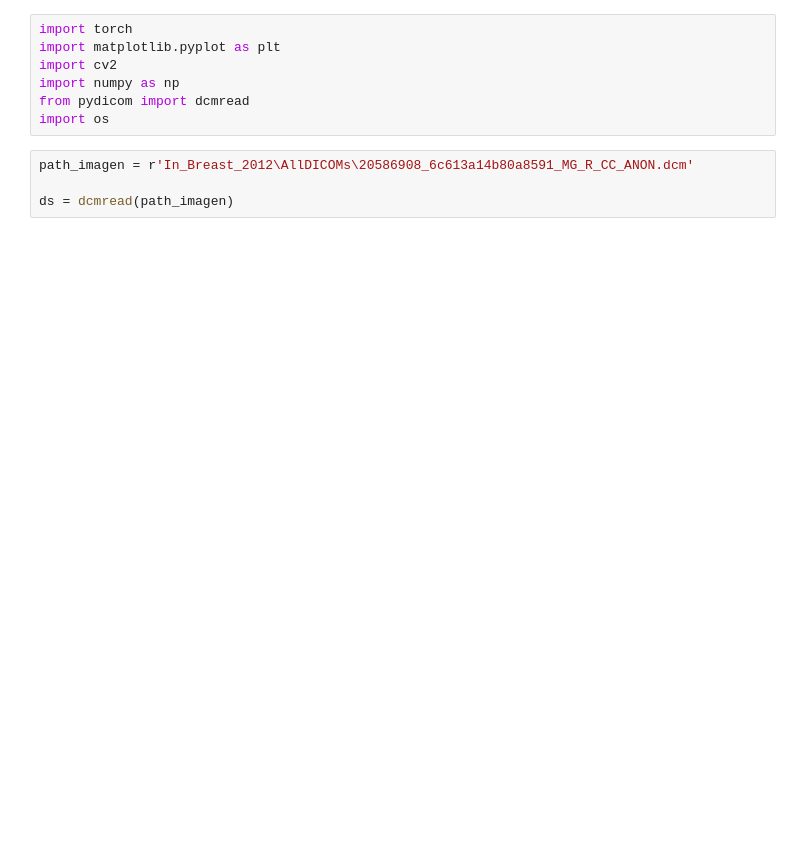
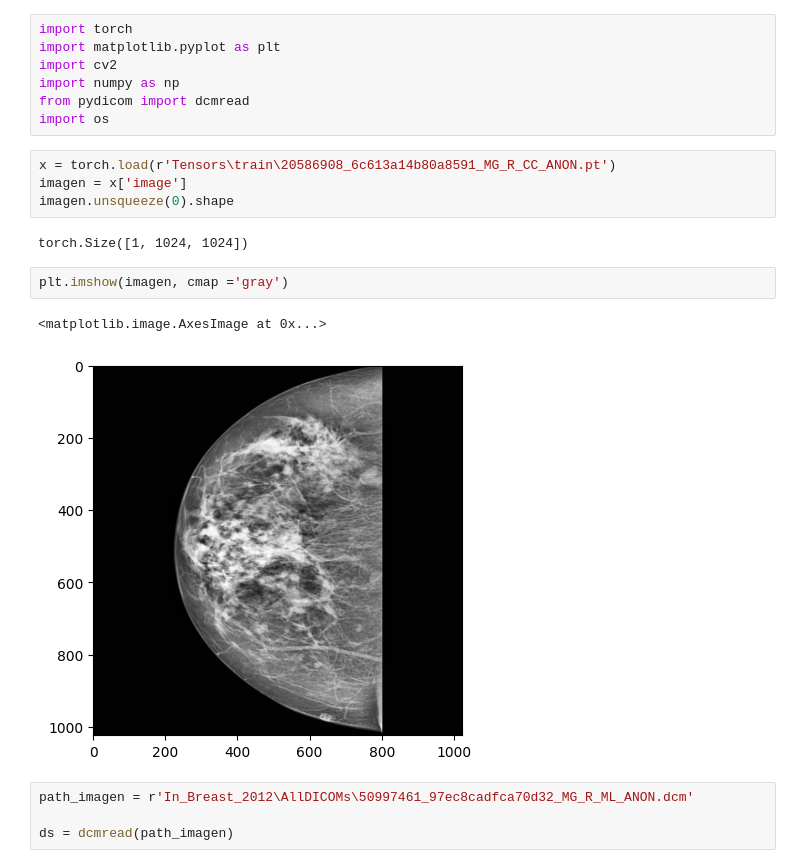
Before and after one commit to BastonGazan/segmentation_INBreast2012, a Jupyter notebook: visualizacion(borrar).ipynb, the cells around one changed output. Cells and saved outputs as stored; diff of their text form; blank space fills up the shorter version.

```diff
--- a/visualizacion(borrar).ipynb
+++ b/visualizacion(borrar).ipynb
@@ -5,8 +5,19 @@ import cv2
 import numpy as np
 from pydicom import dcmread
 import os
+# %%
+x = torch.load(r'Tensors\train\20586908_6c613a14b80a8591_MG_R_CC_ANON.pt')
+imagen = x['image']
+imagen.unsqueeze(0).shape
+# %% [output]
+torch.Size([1, 1024, 1024])
+# %%
+plt.imshow(imagen, cmap ='gray')
+# %% [output]
+<matplotlib.image.AxesImage at 0x...>
+[figure, added]
 # %%
-path_imagen = r'In_Breast_2012\AllDICOMs\20586908_6c613a14b80a8591_MG_R_CC_ANON.dcm'
+path_imagen = r'In_Breast_2012\AllDICOMs\50997461_97ec8cadfca70d32_MG_R_ML_ANON.dcm'
 
 ds = dcmread(path_imagen)
 # %%
```
Also changed, not shown: parts of 3 cells of this notebook, 3 other files.
